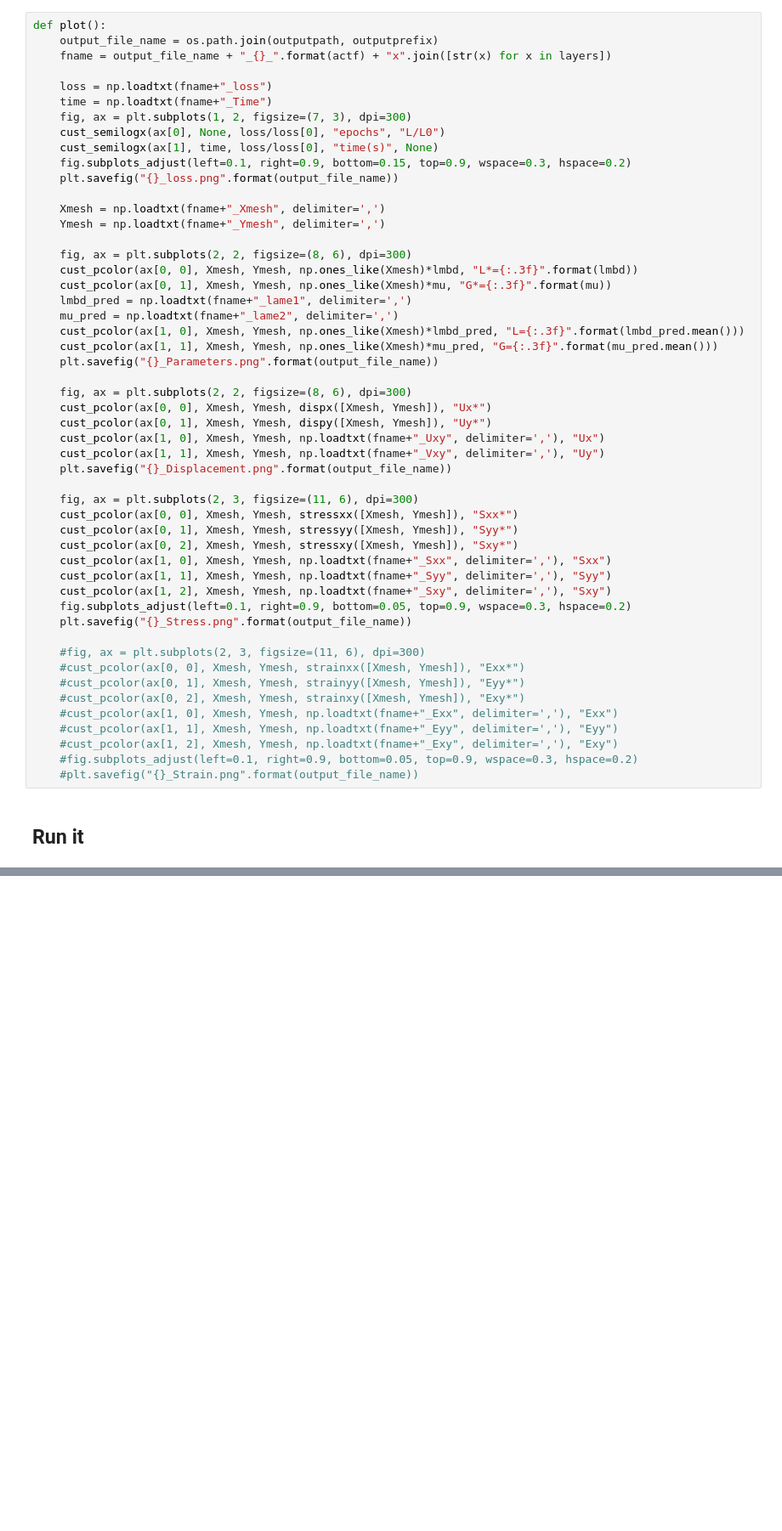
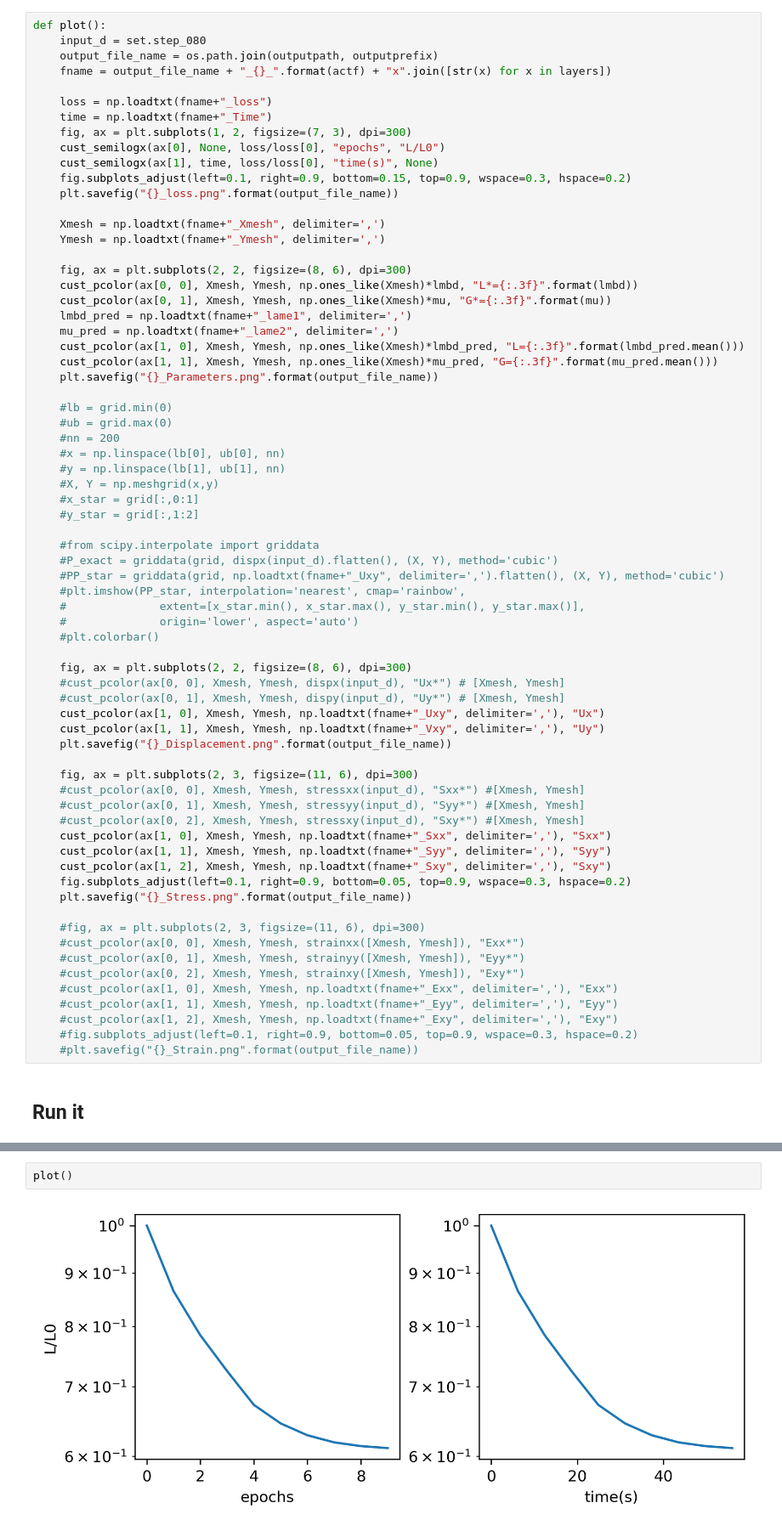
Before and after one commit to thomas-allard/datafrac, a Jupyter notebook: PINNs/SciANN-SolidMechanics_Sam.ipynb, the cells around one changed output, grey strips where cells are left out. Shown: that part at 85% size. Drawn from its saved outputs; the diff is of its cells as text; blank space fills up the shorter version.

```diff
--- a/PINNs/SciANN-SolidMechanics_Sam.ipynb
+++ b/PINNs/SciANN-SolidMechanics_Sam.ipynb
@@ -341,5 +404,6 @@ def train():
 # %%
 def plot():
+    input_d = set.step_080
     output_file_name = os.path.join(outputpath, outputprefix)
     fname = output_file_name + "_{}_".format(actf) + "x".join([str(x) for x in layers])
 
@@ -363,17 +427,34 @@ def plot():
     cust_pcolor(ax[1, 1], Xmesh, Ymesh, np.ones_like(Xmesh)*mu_pred, "G={:.3f}".format(mu_pred.mean()))
     plt.savefig("{}_Parameters.png".format(output_file_name))
 
+    #lb = grid.min(0)
+    #ub = grid.max(0)
+    #nn = 200
+    #x = np.linspace(lb[0], ub[0], nn)
+    #y = np.linspace(lb[1], ub[1], nn)
+    #X, Y = np.meshgrid(x,y)
+    #x_star = grid[:,0:1]
+    #y_star = grid[:,1:2]
+
+    #from scipy.interpolate import griddata
+    #P_exact = griddata(grid, dispx(input_d).flatten(), (X, Y), method='cubic')
+    #PP_star = griddata(grid, np.loadtxt(fname+"_Uxy", delimiter=',').flatten(), (X, Y), method='cubic')
+    #plt.imshow(PP_star, interpolation='nearest', cmap='rainbow',
+    #              extent=[x_star.min(), x_star.max(), y_star.min(), y_star.max()],
+    #              origin='lower', aspect='auto')
+    #plt.colorbar()
+
     fig, ax = plt.subplots(2, 2, figsize=(8, 6), dpi=300)
-    cust_pcolor(ax[0, 0], Xmesh, Ymesh, dispx([Xmesh, Ymesh]), "Ux*")
-    cust_pcolor(ax[0, 1], Xmesh, Ymesh, dispy([Xmesh, Ymesh]), "Uy*")
+    #cust_pcolor(ax[0, 0], Xmesh, Ymesh, dispx(input_d), "Ux*") # [Xmesh, Ymesh]
+    #cust_pcolor(ax[0, 1], Xmesh, Ymesh, dispy(input_d), "Uy*") # [Xmesh, Ymesh]
     cust_pcolor(ax[1, 0], Xmesh, Ymesh, np.loadtxt(fname+"_Uxy", delimiter=','), "Ux")
     cust_pcolor(ax[1, 1], Xmesh, Ymesh, np.loadtxt(fname+"_Vxy", delimiter=','), "Uy")
     plt.savefig("{}_Displacement.png".format(output_file_name))
 
     fig, ax = plt.subplots(2, 3, figsize=(11, 6), dpi=300)
-    cust_pcolor(ax[0, 0], Xmesh, Ymesh, stressxx([Xmesh, Ymesh]), "Sxx*")
-    cust_pcolor(ax[0, 1], Xmesh, Ymesh, stressyy([Xmesh, Ymesh]), "Syy*")
-    cust_pcolor(ax[0, 2], Xmesh, Ymesh, stressxy([Xmesh, Ymesh]), "Sxy*")
+    #cust_pcolor(ax[0, 0], Xmesh, Ymesh, stressxx(input_d), "Sxx*") #[Xmesh, Ymesh]
+    #cust_pcolor(ax[0, 1], Xmesh, Ymesh, stressyy(input_d), "Syy*") #[Xmesh, Ymesh]
+    #cust_pcolor(ax[0, 2], Xmesh, Ymesh, stressxy(input_d), "Sxy*") #[Xmesh, Ymesh]
     cust_pcolor(ax[1, 0], Xmesh, Ymesh, np.loadtxt(fname+"_Sxx", delimiter=','), "Sxx")
     cust_pcolor(ax[1, 1], Xmesh, Ymesh, np.loadtxt(fname+"_Syy", delimiter=','), "Syy")
     cust_pcolor(ax[1, 2], Xmesh, Ymesh, np.loadtxt(fname+"_Sxy", delimiter=','), "Sxy")
@@ -398,0 +500,4 @@ AttributeError: 'Dataset' object has no attribute 'shape'
+# %%
+plot()
+# %% [output]
+[figure, added]
```
Also changed, not shown: parts of 10 cells of this notebook.
